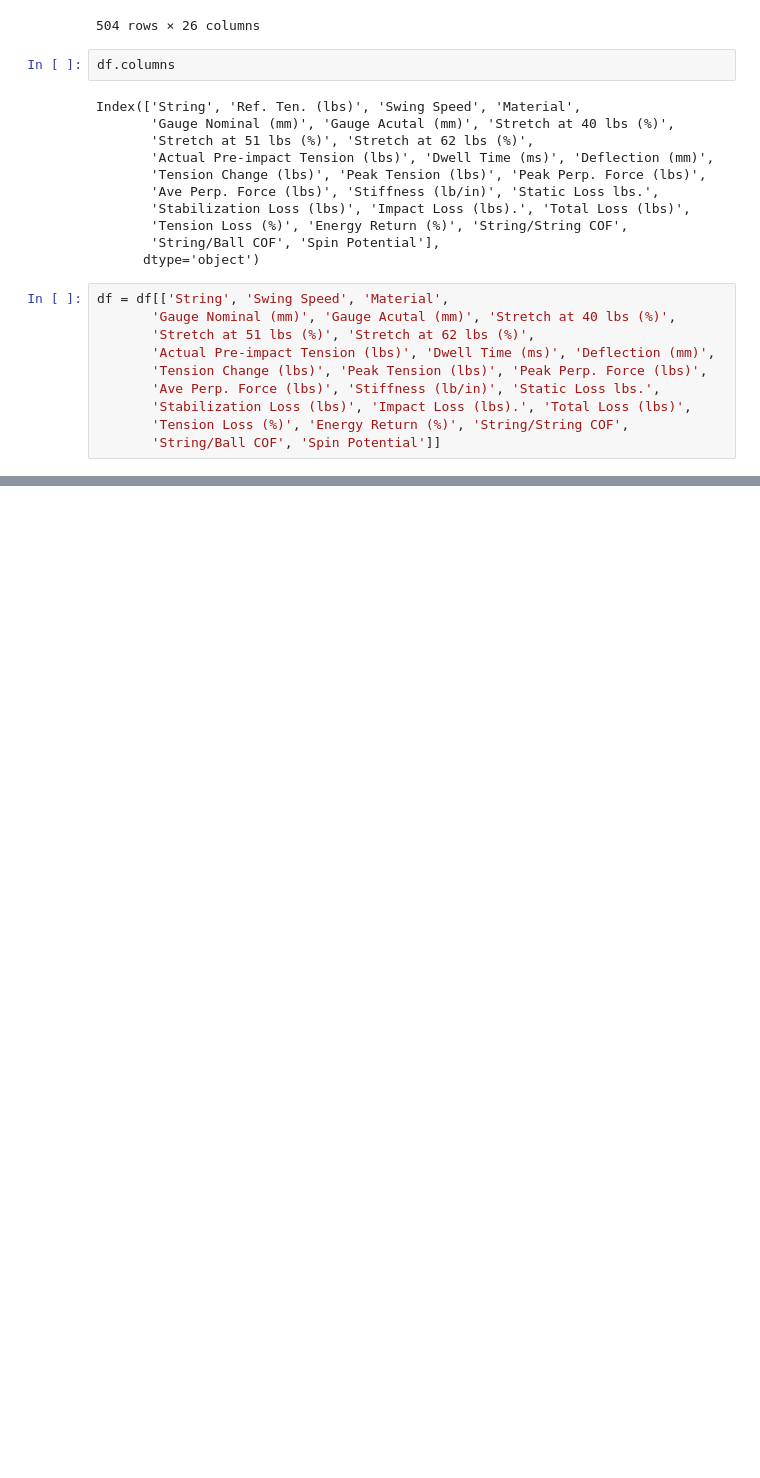
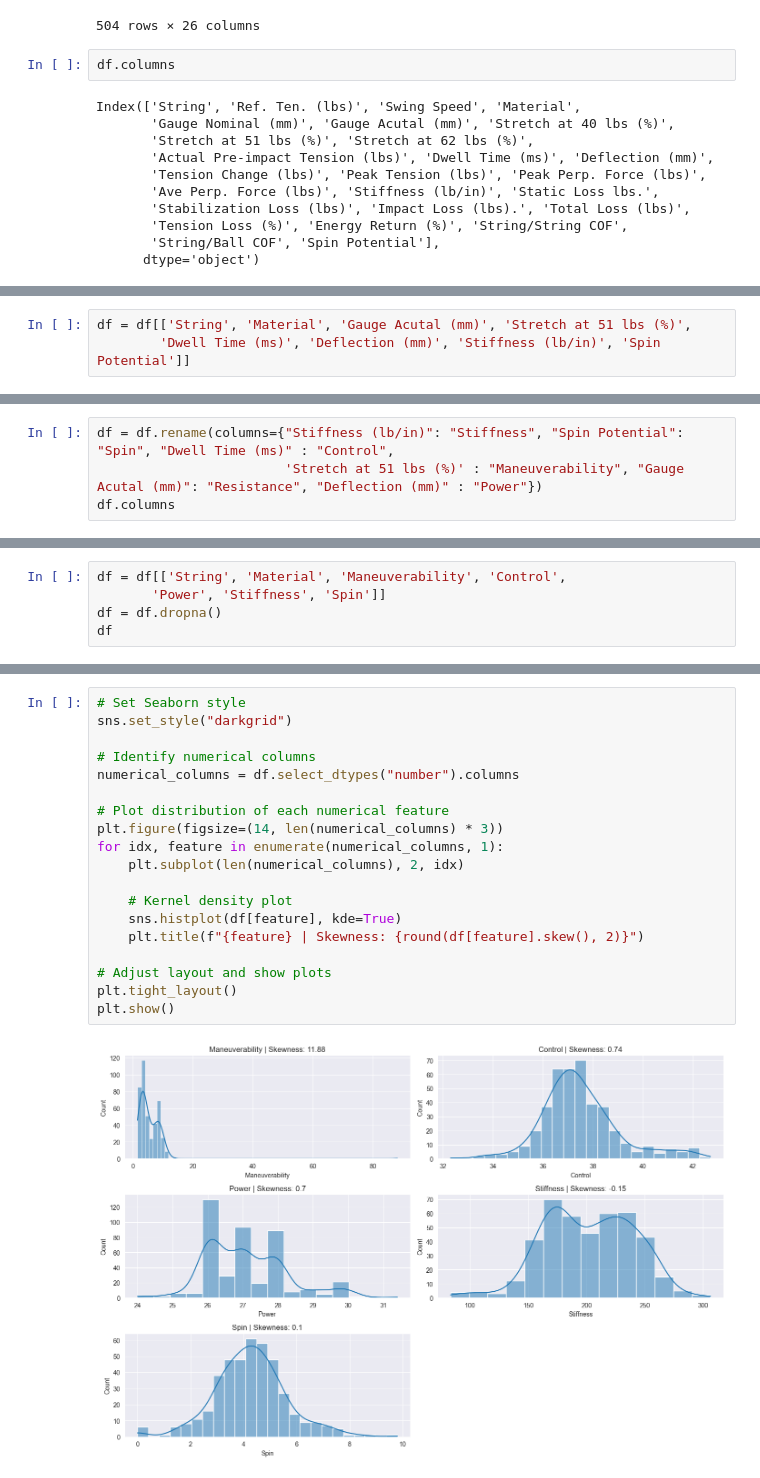
Before and after one commit to stefanperkovic/Racquet-Recommender, a Jupyter notebook: strings.ipynb, the cells around one changed output, grey strips where cells are left out. Cells and saved outputs as stored; diff of their text form; blank space fills up the shorter version.

Commit message:
Choose columns, extracteds data

```diff
--- a/strings.ipynb
+++ b/strings.ipynb
@@ -38,13 +38,3 @@ Index(['String', 'Ref. Ten. (lbs)', 'Swing Speed', 'Material',
        'Tension Loss (%)', 'Energy Return (%)', 'String/String COF',
        'String/Ball COF', 'Spin Potential'],
       dtype='object')
-# %%
-df = df[['String', 'Swing Speed', 'Material',
-       'Gauge Nominal (mm)', 'Gauge Acutal (mm)', 'Stretch at 40 lbs (%)',
-       'Stretch at 51 lbs (%)', 'Stretch at 62 lbs (%)',
-       'Actual Pre-impact Tension (lbs)', 'Dwell Time (ms)', 'Deflection (mm)',
-       'Tension Change (lbs)', 'Peak Tension (lbs)', 'Peak Perp. Force (lbs)',
-       'Ave Perp. Force (lbs)', 'Stiffness (lb/in)', 'Static Loss lbs.',
-       'Stabilization Loss (lbs)', 'Impact Loss (lbs).', 'Total Loss (lbs)',
-       'Tension Loss (%)', 'Energy Return (%)', 'String/String COF',
-       'String/Ball COF', 'Spin Potential']]
@@ -50,0 +43,3 @@ df = df[['String', 'Swing Speed', 'Material',
+# %%
+df = df[['String', 'Material', 'Gauge Acutal (mm)', 'Stretch at 51 lbs (%)',
+        'Dwell Time (ms)', 'Deflection (mm)', 'Stiffness (lb/in)', 'Spin Potential']]
@@ -50,0 +48,4 @@ df = df[['String', 'Swing Speed', 'Material',
+# %%
+df = df.rename(columns={"Stiffness (lb/in)": "Stiffness", "Spin Potential": "Spin", "Dwell Time (ms)" : "Control",
+                        'Stretch at 51 lbs (%)' : "Maneuverability", "Gauge Acutal (mm)": "Resistance", "Deflection (mm)" : "Power"})
+df.columns
@@ -50,0 +77,5 @@ df = df[['String', 'Swing Speed', 'Material',
+# %%
+df = df[['String', 'Material', 'Maneuverability', 'Control',
+       'Power', 'Stiffness', 'Spin']]
+df = df.dropna()
+df
@@ -50,0 +98,21 @@ df = df[['String', 'Swing Speed', 'Material',
+# %%
+# Set Seaborn style
+sns.set_style("darkgrid")
+
+# Identify numerical columns
+numerical_columns = df.select_dtypes("number").columns
+
+# Plot distribution of each numerical feature
+plt.figure(figsize=(14, len(numerical_columns) * 3))
+for idx, feature in enumerate(numerical_columns, 1):
+	plt.subplot(len(numerical_columns), 2, idx)
+
+	# Kernel density plot
+	sns.histplot(df[feature], kde=True)
+	plt.title(f"{feature} | Skewness: {round(df[feature].skew(), 2)}")
+
+# Adjust layout and show plots
+plt.tight_layout()
+plt.show()
+# %% [output]
+[figure, added]
```
Also changed, not shown: parts of 13 cells of this notebook, 1 other file.
